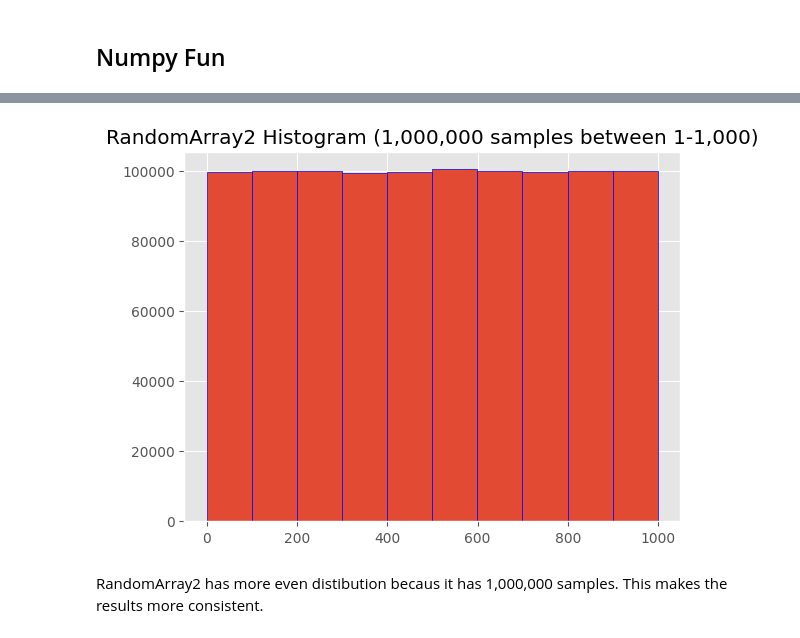
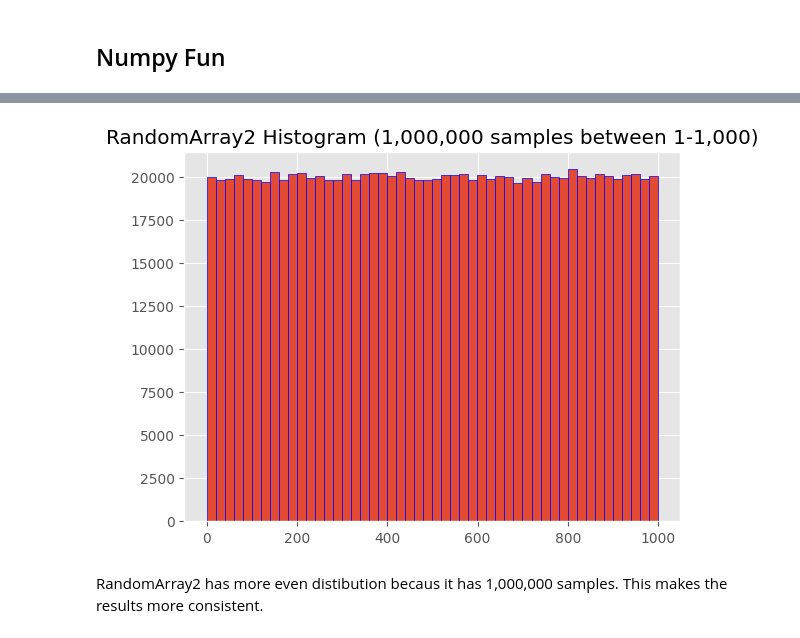
Before and after one commit to ctibby/python_statistics, a Jupyter notebook: pythonstatistics/pythonstatistics.ipynb, the cells around one changed output, grey strips where cells are left out. Saved outputs shown, nothing was run; the diff lists cells and outputs as text; code cells hidden in the pictures.

```diff
--- a/pythonstatistics/pythonstatistics.ipynb
+++ b/pythonstatistics/pythonstatistics.ipynb
@@ -84,11 +75,11 @@ Max 999
 25% 250.0
 75% 750.0
 # %%
-plt.hist(randomarray2, edgecolor="blue")
+plt.hist(randomarray2, edgecolor="blue", bins=50)
 plt.title("RandomArray2 Histogram (1,000,000 samples between 1-1,000)")
 plt.show()
 # %% [output]
-[figure, old version]
+[figure, new version]
 # %% [markdown]
 RandomArray2 has more even distibution becaus it has 1,000,000 samples. This makes the results more consistent.
 # %% [markdown]
```
Also changed, not shown: parts of 19 cells of this notebook.
